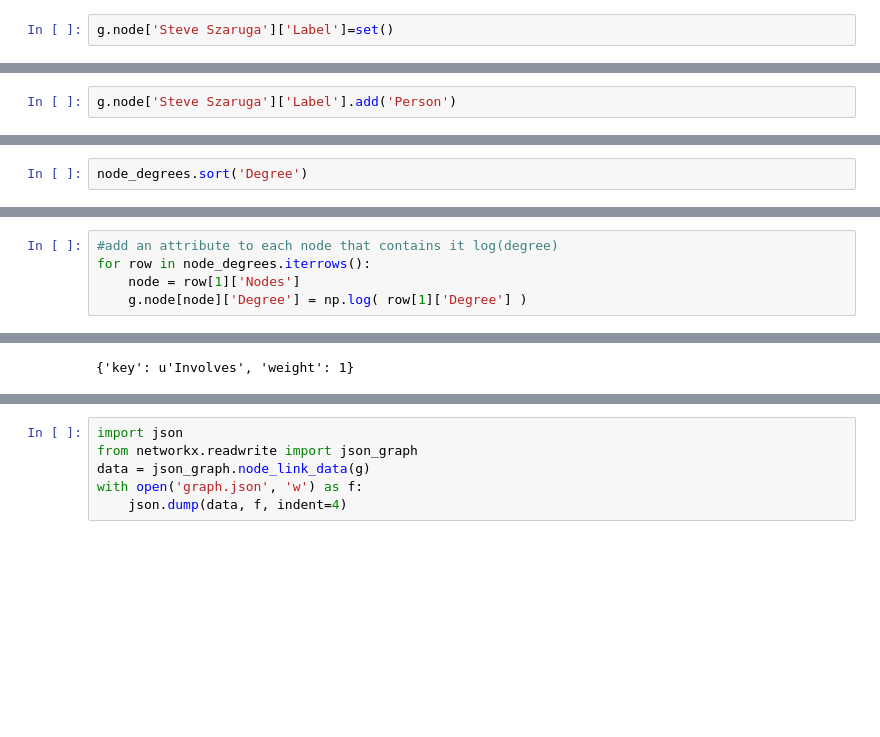
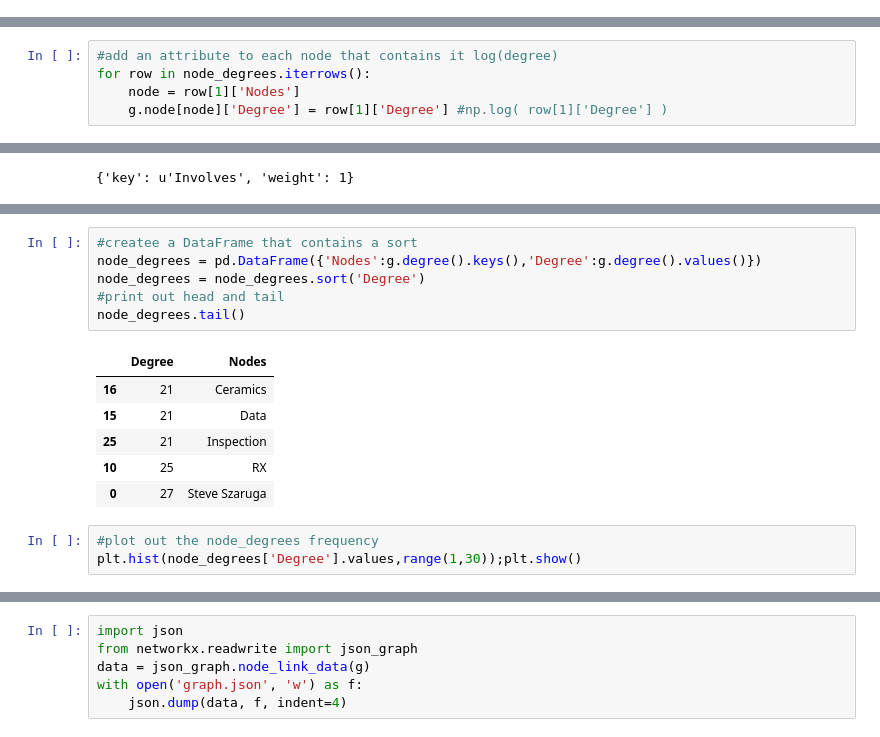
Before and after one commit to markdbenedict/mindmap, a Jupyter notebook: mindmap.ipynb, the cells around one changed output, grey strips where cells are left out. Drawn from its saved outputs; the diff is of its cells as text; blank space fills up the shorter version.

```diff
--- a/mindmap.ipynb
+++ b/mindmap.ipynb
@@ -212,2 +167,0 @@ g['Steve Szaruga']['Additive Manufacturing']
-# %%
-g.node['Steve Szaruga']['Label']=set()
@@ -218,2 +167,0 @@ g.node['Steve Szaruga']
-# %%
-g.node['Steve Szaruga']['Label'].add('Person')
@@ -251,2 +167,0 @@ node_degrees = pd.DataFrame({'Nodes':g.degree().keys(),'Degree':g.degree().value
-# %%
-node_degrees.sort('Degree')
@@ -272,4 +179,4 @@ node_degrees.sort('Degree')
 #add an attribute to each node that contains it log(degree)
 for row in node_degrees.iterrows():
     node = row[1]['Nodes']
-    g.node[node]['Degree'] = np.log( row[1]['Degree'] )
+    g.node[node]['Degree'] = row[1]['Degree'] #np.log( row[1]['Degree'] )
@@ -410,0 +217,16 @@ g.node
+# %%
+#createe a DataFrame that contains a sort
+node_degrees = pd.DataFrame({'Nodes':g.degree().keys(),'Degree':g.degree().values()})
+node_degrees = node_degrees.sort('Degree')
+#print out head and tail
+node_degrees.tail()
+# %% [output]
+|  | Degree | Nodes |
+| 16 | 21 | Ceramics |
+| 15 | 21 | Data |
+| 25 | 21 | Inspection |
+| 10 | 25 | RX |
+| 0 | 27 | Steve Szaruga |
+# %%
+#plot out the node_degrees frequency
+plt.hist(node_degrees['Degree'].values,range(1,30));plt.show()
```
Also changed, not shown: parts of 27 cells of this notebook, 1 other file.
